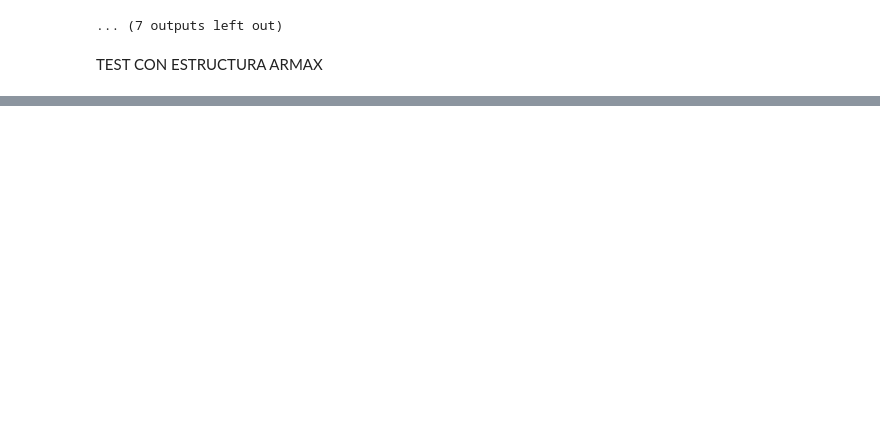
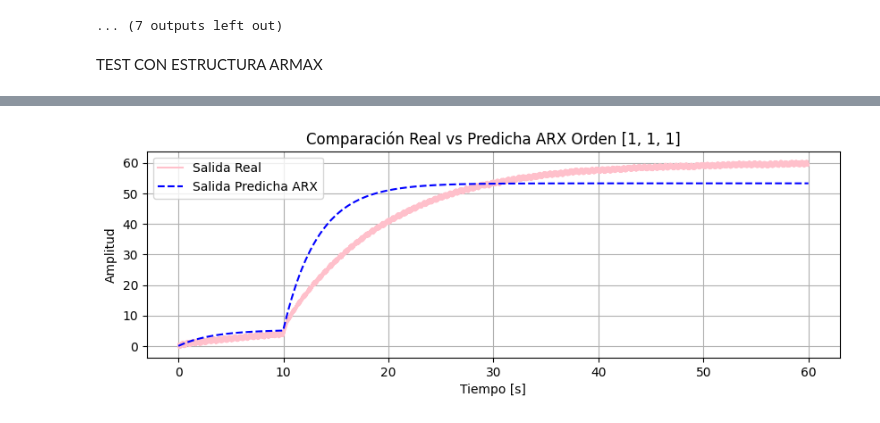
Before and after one commit to marianavasquezr/Laboratorio_Modelos, a Jupyter notebook: PRACTICA 5_MODELOS/Practica5_MarianaVasquez_EstefaniaLoaiza.ipynb, the cells around one changed output, grey strips where cells are left out. Drawn from its saved outputs; the diff is of its cells as text; code cells hidden in the pictures; blank space fills up the shorter version.

Commit message:
Se agregaron los modelos ARX y BJ y se arreglo la estetica del  notebook

```diff
--- a/PRACTICA 5_MODELOS/Practica5_MarianaVasquez_EstefaniaLoaiza.ipynb
+++ b/PRACTICA 5_MODELOS/Practica5_MarianaVasquez_EstefaniaLoaiza.ipynb
@@ -547,0 +505,88 @@ R²   = 0.7313
+# %%
+# ORDENES A EVALUAR ARX
+
+# [na nb nk]
+# na -> orden denominador
+# nb -> orden numerador
+# nk -> retardo
+
+ordenes_arx = [
+    [1,1,1],
+    [2,2,1],
+    [3,3,1]
+]
+
+# CICLO DE EVALUACIÓN ARX
+for orden in ordenes_arx:
+
+    print("\n================================================")
+    print(f"Evaluando modelo ARX orden {orden}")
+    print("================================================")
+
+    na, nb, nk = orden
+
+    # IDENTIFICACIÓN DEL MODELO
+    model = arx(na, nb, nk, u, y)
+
+    # EXTRACCIÓN DE POLINOMIOS
+    A = model.A[0,0]
+    B = model.B[0,0]
+
+    # CREACIÓN DEL SISTEMA
+    system = dlti(B, A, dt=Ts)
+
+    # EVALUACIÓN
+    print("\n--- EVALUACIÓN ---")
+
+    t_out, y_sim_arx = dlsim(system, u)
+    y_sim_arx = y_sim_arx.flatten()
+
+    plt.figure(figsize=(10,3))
+    plt.plot(t, y, label='Salida Real', color='pink')
+    plt.plot(t_out, y_sim_arx, '--', label='Salida Predicha ARX', color='blue')
+    plt.title(f'Comparación Real vs Predicha ARX Orden {orden}')
+    plt.xlabel('Tiempo [s]')
+    plt.ylabel('Amplitud')
+    plt.grid()
+    plt.legend()
+    plt.show()
+
+    rmse_eval, mae_eval, r2_eval = calcular_metricas(y, y_sim_arx)
+
+    print(f"RMSE = {rmse_eval:.4f}")
+    print(f"MAE  = {mae_eval:.4f}")
+    print(f"R²   = {r2_eval:.4f}")
+
+    # VALIDACIÓN
+    print("\n--- VALIDACIÓN ---")
+
+    t_out_val, y_sim_arx_val = dlsim(system, uv)
+    y_sim_arx_val = y_sim_arx_val.flatten()
+
+    plt.figure(figsize=(10,3))
+    plt.plot(t, yv, label='Salida Real Validación', color='pink')
+    plt.plot(t_out_val, y_sim_arx_val, '--', label='Salida Predicha ARX', color='blue')
+    plt.title(f'Validación ARX Orden {orden}')
+    plt.xlabel('Tiempo [s]')
+    plt.ylabel('Amplitud')
+    plt.grid()
+    plt.legend()
+    plt.show()
+
+    rmse_val, mae_val, r2_val = calcular_metricas(yv, y_sim_arx_val)
+
+    print(f"RMSE = {rmse_val:.4f}")
+    print(f"MAE  = {mae_val:.4f}")
+    print(f"R²   = {r2_val:.4f}")
+
+    resultados.append([
+        "ARX",
+        str(orden),
+        rmse_eval,
+        mae_eval,
+        r2_eval,
+        rmse_val,
+        mae_val,
+        r2_val
+    ])
+# %% [output]
@@ -547,0 +600 @@ R²   = 0.7313
+[figure, added]
```
Also changed, not shown: parts of 15 cells of this notebook, 1 other file.
